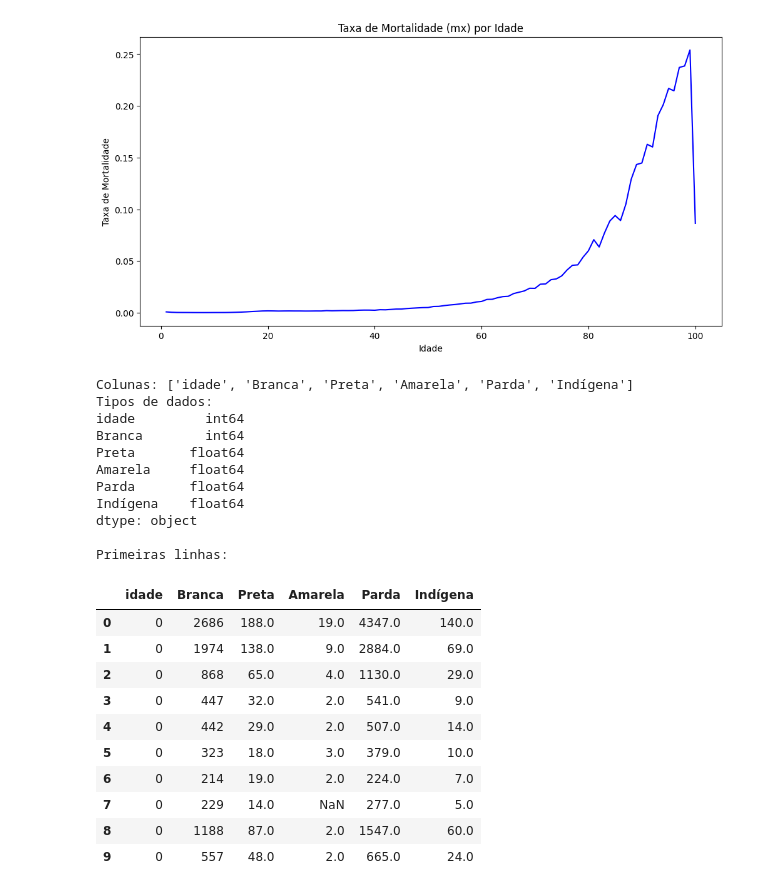
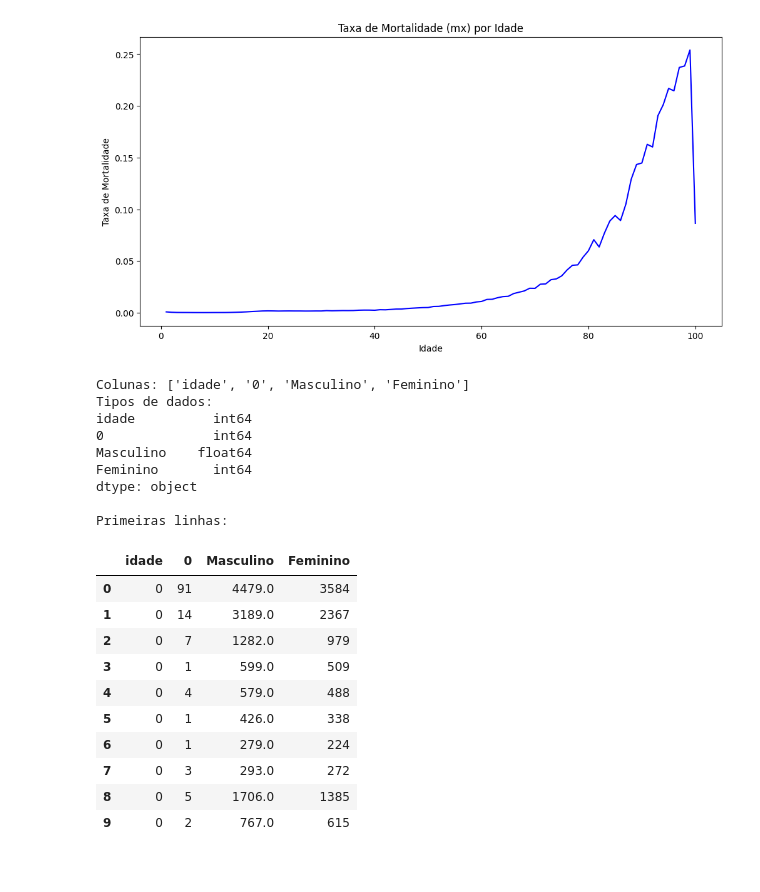
Before and after one commit to LabMA-UFRJ/dashboard_sim, a Jupyter notebook: main.ipynb, the cells around one changed output. Drawn from its saved outputs; the diff is of its cells as text; code cells hidden in the pictures.

```diff
--- a/main.ipynb
+++ b/main.ipynb
@@ -405,33 +394,31 @@ def calculate_mx(deaths_by_age, population_by_age):
 # %%
 # Verificar estrutura e tipo de dados
-print("Colunas:", dfs['raca_cor'].columns.tolist())
+print("Colunas:", dfs['sexo'].columns.tolist())
 print("Tipos de dados:")
-print(dfs['raca_cor'].dtypes)
+print(dfs['sexo'].dtypes)
 print("\nPrimeiras linhas:")
-dfs['raca_cor'].head(10)
+dfs['sexo'].head(10)
 # %% [output]
-Colunas: ['idade', 'Branca', 'Preta', 'Amarela', 'Parda', 'Indígena']
+Colunas: ['idade', '0', 'Masculino', 'Feminino']
 Tipos de dados:
-idade         int64
-Branca        int64
-Preta       float64
-Amarela     float64
-Parda       float64
-Indígena    float64
+idade          int64
+0              int64
+Masculino    float64
+Feminino       int64
 dtype: object
 
 Primeiras linhas:
-|  | idade | Branca | Preta | Amarela | Parda | Indígena |
-| 0 | 0 | 2686 | 188.0 | 19.0 | 4347.0 | 140.0 |
-| 1 | 0 | 1974 | 138.0 | 9.0 | 2884.0 | 69.0 |
-| 2 | 0 | 868 | 65.0 | 4.0 | 1130.0 | 29.0 |
-| 3 | 0 | 447 | 32.0 | 2.0 | 541.0 | 9.0 |
-| 4 | 0 | 442 | 29.0 | 2.0 | 507.0 | 14.0 |
-| 5 | 0 | 323 | 18.0 | 3.0 | 379.0 | 10.0 |
-| 6 | 0 | 214 | 19.0 | 2.0 | 224.0 | 7.0 |
-| 7 | 0 | 229 | 14.0 | NaN | 277.0 | 5.0 |
-| 8 | 0 | 1188 | 87.0 | 2.0 | 1547.0 | 60.0 |
-| 9 | 0 | 557 | 48.0 | 2.0 | 665.0 | 24.0 |
+|  | idade | 0 | Masculino | Feminino |
+| 0 | 0 | 91 | 4479.0 | 3584 |
+| 1 | 0 | 14 | 3189.0 | 2367 |
+| 2 | 0 | 7 | 1282.0 | 979 |
+| 3 | 0 | 1 | 599.0 | 509 |
+| 4 | 0 | 4 | 579.0 | 488 |
+| 5 | 0 | 1 | 426.0 | 338 |
+| 6 | 0 | 1 | 279.0 | 224 |
+| 7 | 0 | 3 | 293.0 | 272 |
+| 8 | 0 | 5 | 1706.0 | 1385 |
+| 9 | 0 | 2 | 767.0 | 615 |
 # %%
 censo_2022 = "//Projetos2/Wrk/SIM-DATASUS/IBGE/censo2022.csv"
 censo_2022_df = pd.read_csv(censo_2022)
```
Also changed, not shown: parts of 5 cells of this notebook.
